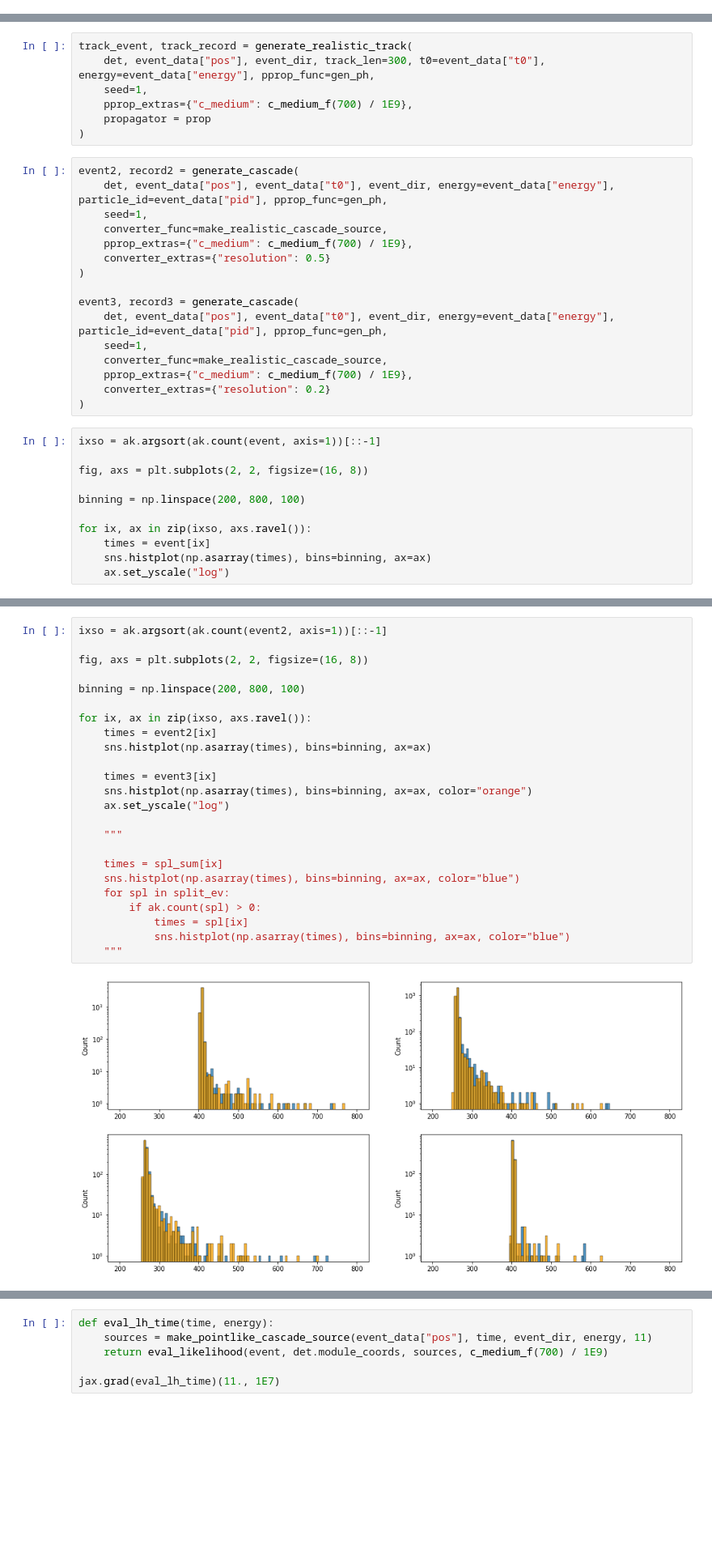
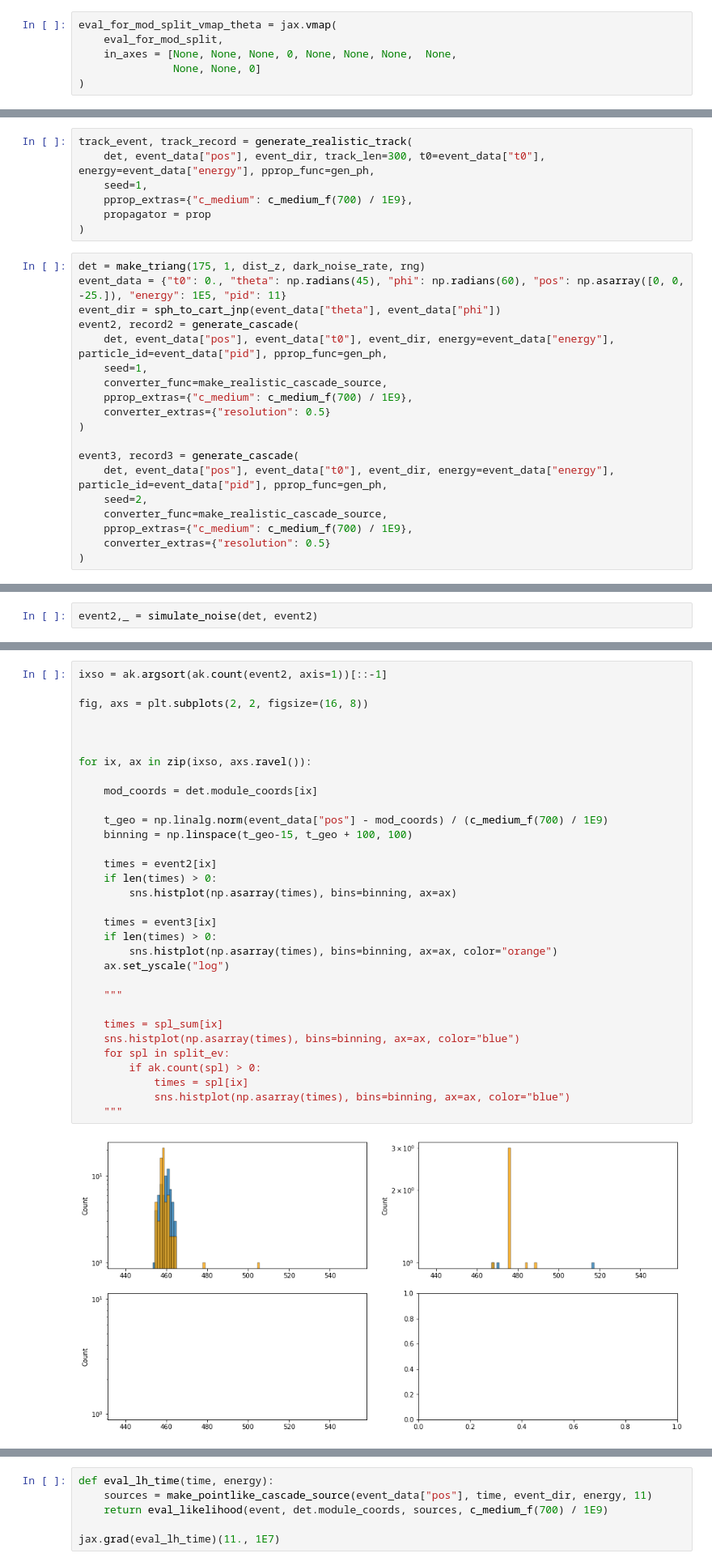
Before and after one commit to pone-software/hyperion, a Jupyter notebook: realistic_cascades.ipynb, the cells around one changed output, grey strips where cells are left out. Shown at 81% size. Drawn from its saved outputs; the diff is of its cells as text; blank space fills up the shorter version.

```diff
--- a/realistic_cascades.ipynb
+++ b/realistic_cascades.ipynb
@@ -129,0 +154,6 @@ eval_j = jax.jit(jax.jacobian(eval_for_mod, [0, 1, 2, 3, 4, 5, 6]))
+# %%
+eval_for_mod_split_vmap_theta = jax.vmap(
+    eval_for_mod_split,
+    in_axes = [None, None, None, 0, None, None, None,  None,
+               None, None, 0]
+)
@@ -251,6 +383,9 @@ track_event, track_record = generate_realistic_track(
     propagator = prop
 )
 # %%
+det = make_triang(175, 1, dist_z, dark_noise_rate, rng)
+event_data = {"t0": 0., "theta": np.radians(45), "phi": np.radians(60), "pos": np.asarray([0, 0, -25.]), "energy": 1E5, "pid": 11}
+event_dir = sph_to_cart_jnp(event_data["theta"], event_data["phi"])
 event2, record2 = generate_cascade(
     det, event_data["pos"], event_data["t0"], event_dir, energy=event_data["energy"], particle_id=event_data["pid"], pprop_func=gen_ph,
     seed=1,
@@ -261,19 +396,8 @@ event2, record2 = generate_cascade(
 
 event3, record3 = generate_cascade(
     det, event_data["pos"], event_data["t0"], event_dir, energy=event_data["energy"], particle_id=event_data["pid"], pprop_func=gen_ph,
-    seed=1,
+    seed=2,
     converter_func=make_realistic_cascade_source,
     pprop_extras={"c_medium": c_medium_f(700) / 1E9},
-    converter_extras={"resolution": 0.2}
+    converter_extras={"resolution": 0.5}
 )
-# %%
-ixso = ak.argsort(ak.count(event, axis=1))[::-1]
-
-fig, axs = plt.subplots(2, 2, figsize=(16, 8))
-
-binning = np.linspace(200, 800, 100)
-
-for ix, ax in zip(ixso, axs.ravel()):
-    times = event[ix]
-    sns.histplot(np.asarray(times), bins=binning, ax=ax)
-    ax.set_yscale("log")
@@ -281,0 +408,2 @@ NameError: name 'event' is not defined
+# %%
+event2,_ = simulate_noise(det, event2)
@@ -282,29 +420,37 @@ NameError: name 'event' is not defined
 # %%
 ixso = ak.argsort(ak.count(event2, axis=1))[::-1]
 
 fig, axs = plt.subplots(2, 2, figsize=(16, 8))
 
-binning = np.linspace(200, 800, 100)
+
 
 for ix, ax in zip(ixso, axs.ravel()):
+
+    mod_coords = det.module_coords[ix]
+
+    t_geo = np.linalg.norm(event_data["pos"] - mod_coords) / (c_medium_f(700) / 1E9)
+    binning = np.linspace(t_geo-15, t_geo + 100, 100)
+
     times = event2[ix]
-    sns.histplot(np.asarray(times), bins=binning, ax=ax)
+    if len(times) > 0:
+        sns.histplot(np.asarray(times), bins=binning, ax=ax)
 
     times = event3[ix]
-    sns.histplot(np.asarray(times), bins=binning, ax=ax, color="orange")
+    if len(times) > 0:
+        sns.histplot(np.asarray(times), bins=binning, ax=ax, color="orange")
     ax.set_yscale("log")
 
     """
 
     times = spl_sum[ix]
     sns.histplot(np.asarray(times), bins=binning, ax=ax, color="blue")
     for spl in split_ev:
         if ak.count(spl) > 0:
             times = spl[ix]
             sns.histplot(np.asarray(times), bins=binning, ax=ax, color="blue")
     """
 # %% [output]
-[figure, old version]
+[figure, new version]
 # %%
 energies = np.logspace(3, 5, 10)
 fishers = []
```
Also changed, not shown: parts of 27 cells of this notebook, 3 other files.
